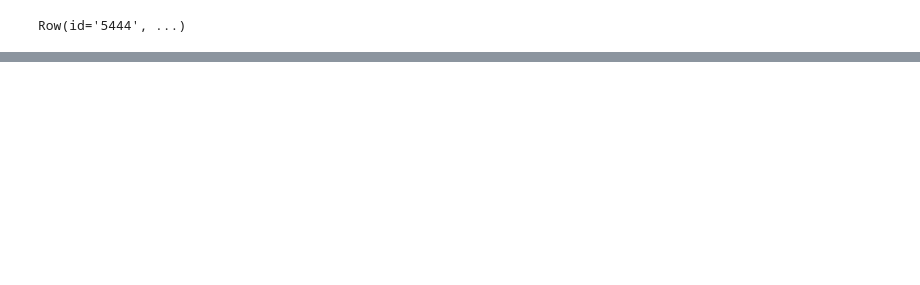
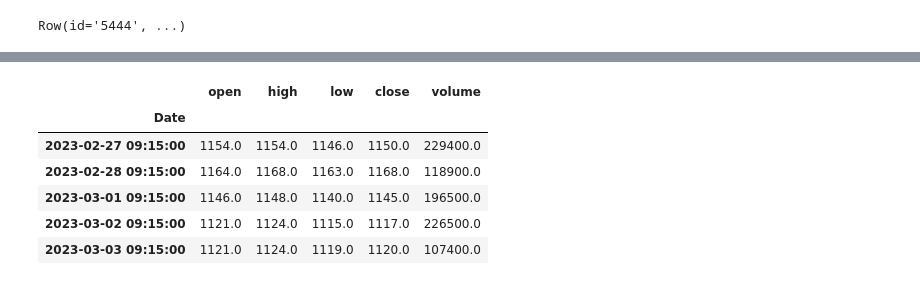
Before and after one commit to hirokimituya/book_stock-price-analysis, a Jupyter notebook: ch9.ipynb, the cells around one changed output, grey strips where cells are left out. Cells and saved outputs as stored; diff of their text form; code cells hidden in the pictures; blank space fills up the shorter version.

```diff
--- a/ch9.ipynb
+++ b/ch9.ipynb
@@ -327,0 +436,12 @@ Row(id='5444', ...)
+# %%
+"""9:15〜9:30の株価データの取得"""
+df_915 = df.at_time(dt.time(9, 15, 0))
+df_915.tail()
+# %% [output]
+|  | open | high | low | close | volume |
+| Date |  |  |  |  |  |
+| 2023-02-27 09:15:00 | 1154.0 | 1154.0 | 1146.0 | 1150.0 | 229400.0 |
+| 2023-02-28 09:15:00 | 1164.0 | 1168.0 | 1163.0 | 1168.0 | 118900.0 |
+| 2023-03-01 09:15:00 | 1146.0 | 1148.0 | 1140.0 | 1145.0 | 196500.0 |
+| 2023-03-02 09:15:00 | 1121.0 | 1124.0 | 1115.0 | 1117.0 | 226500.0 |
+| 2023-03-03 09:15:00 | 1121.0 | 1124.0 | 1119.0 | 1120.0 | 107400.0 |
```
Also changed, not shown: parts of 9 cells of this notebook.
